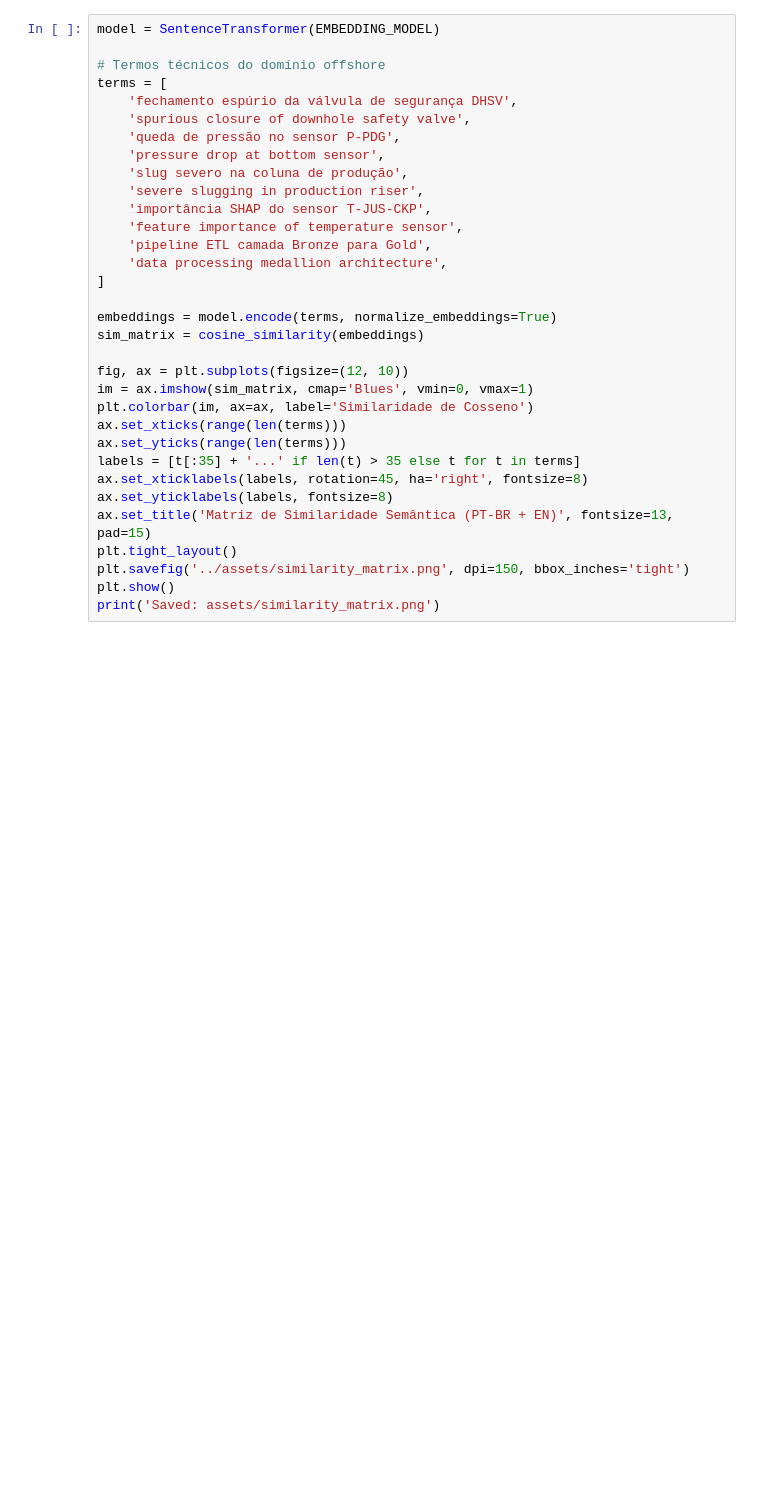
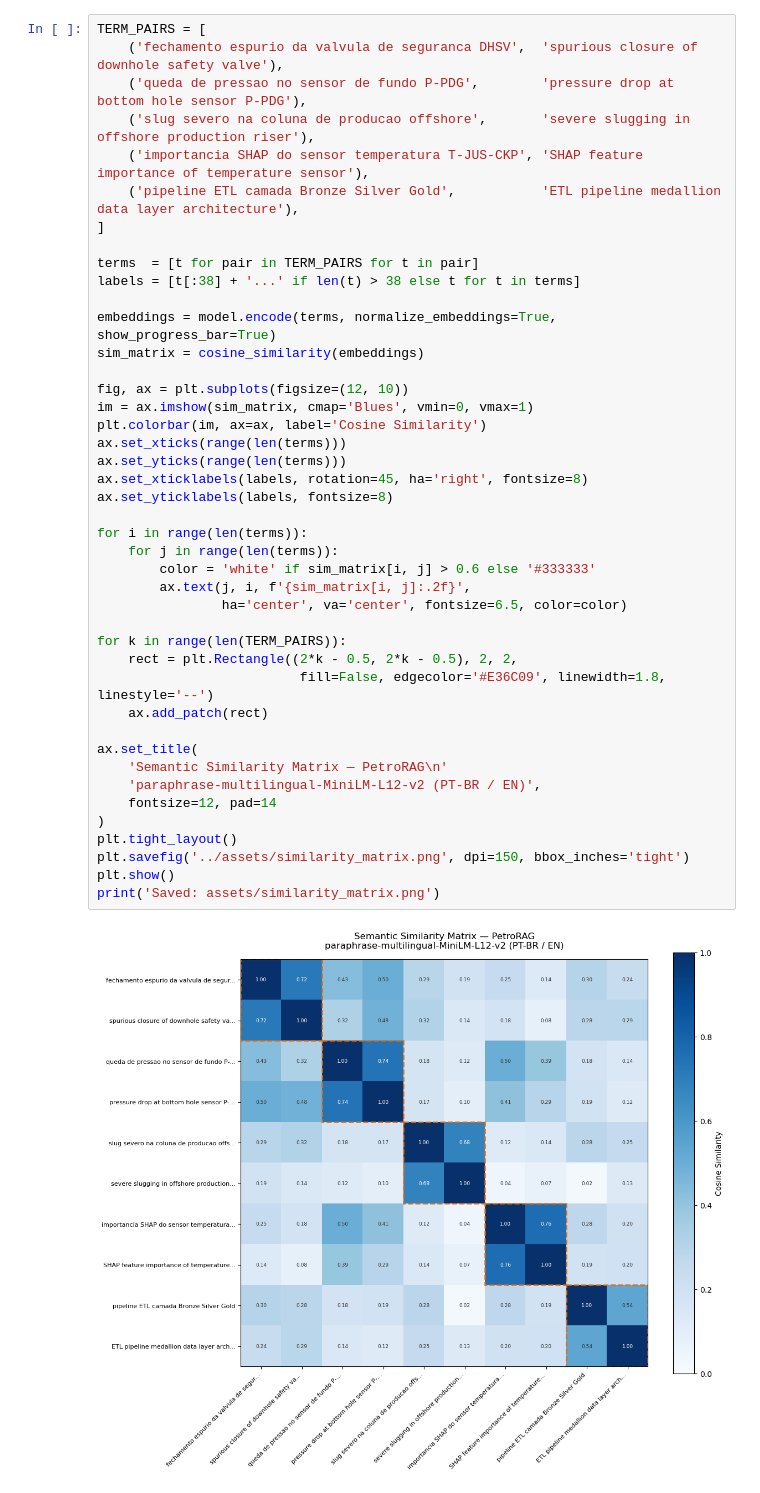
Before and after one commit to AlanPinheiro19/nlp-petroleo-rag, a Jupyter notebook: notebooks/01_exploracao_embeddings.ipynb, the cells around one changed output. Drawn from its saved outputs; the diff is of its cells as text; blank space fills up the shorter version.

```diff
--- a/notebooks/01_exploracao_embeddings.ipynb
+++ b/notebooks/01_exploracao_embeddings.ipynb
@@ -34,33 +131,45 @@ print('Índice pronto!')
 # %%
-model = SentenceTransformer(EMBEDDING_MODEL)
-
-# Termos técnicos do domínio offshore
-terms = [
-    'fechamento espúrio da válvula de segurança DHSV',
-    'spurious closure of downhole safety valve',
-    'queda de pressão no sensor P-PDG',
-    'pressure drop at bottom sensor',
-    'slug severo na coluna de produção',
-    'severe slugging in production riser',
-    'importância SHAP do sensor T-JUS-CKP',
-    'feature importance of temperature sensor',
-    'pipeline ETL camada Bronze para Gold',
-    'data processing medallion architecture',
+TERM_PAIRS = [
+    ('fechamento espurio da valvula de seguranca DHSV',  'spurious closure of downhole safety valve'),
+    ('queda de pressao no sensor de fundo P-PDG',        'pressure drop at bottom hole sensor P-PDG'),
+    ('slug severo na coluna de producao offshore',       'severe slugging in offshore production riser'),
+    ('importancia SHAP do sensor temperatura T-JUS-CKP', 'SHAP feature importance of temperature sensor'),
+    ('pipeline ETL camada Bronze Silver Gold',           'ETL pipeline medallion data layer architecture'),
 ]
 
-embeddings = model.encode(terms, normalize_embeddings=True)
+terms  = [t for pair in TERM_PAIRS for t in pair]
+labels = [t[:38] + '...' if len(t) > 38 else t for t in terms]
+
+embeddings = model.encode(terms, normalize_embeddings=True, show_progress_bar=True)
 sim_matrix = cosine_similarity(embeddings)
 
 fig, ax = plt.subplots(figsize=(12, 10))
 im = ax.imshow(sim_matrix, cmap='Blues', vmin=0, vmax=1)
-plt.colorbar(im, ax=ax, label='Similaridade de Cosseno')
+plt.colorbar(im, ax=ax, label='Cosine Similarity')
 ax.set_xticks(range(len(terms)))
 ax.set_yticks(range(len(terms)))
-labels = [t[:35] + '...' if len(t) > 35 else t for t in terms]
 ax.set_xticklabels(labels, rotation=45, ha='right', fontsize=8)
 ax.set_yticklabels(labels, fontsize=8)
-ax.set_title('Matriz de Similaridade Semântica (PT-BR + EN)', fontsize=13, pad=15)
+
+for i in range(len(terms)):
+    for j in range(len(terms)):
+        color = 'white' if sim_matrix[i, j] > 0.6 else '#333333'
+        ax.text(j, i, f'{sim_matrix[i, j]:.2f}',
+                ha='center', va='center', fontsize=6.5, color=color)
+
+for k in range(len(TERM_PAIRS)):
+    rect = plt.Rectangle((2*k - 0.5, 2*k - 0.5), 2, 2,
+                          fill=False, edgecolor='#E36C09', linewidth=1.8, linestyle='--')
+    ax.add_patch(rect)
+
+ax.set_title(
+    'Semantic Similarity Matrix — PetroRAG\n'
+    'paraphrase-multilingual-MiniLM-L12-v2 (PT-BR / EN)',
+    fontsize=12, pad=14
+)
 plt.tight_layout()
 plt.savefig('../assets/similarity_matrix.png', dpi=150, bbox_inches='tight')
 plt.show()
 print('Saved: assets/similarity_matrix.png')
+# %% [output]
+[figure, added]
```
Also changed, not shown: parts of 18 cells of this notebook, 4 other files.
